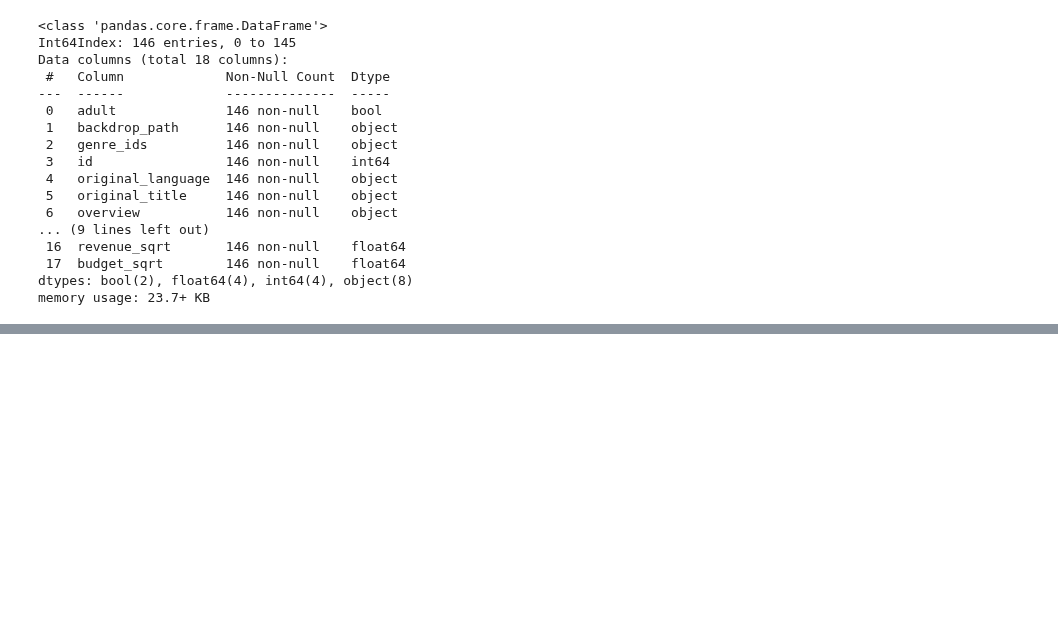
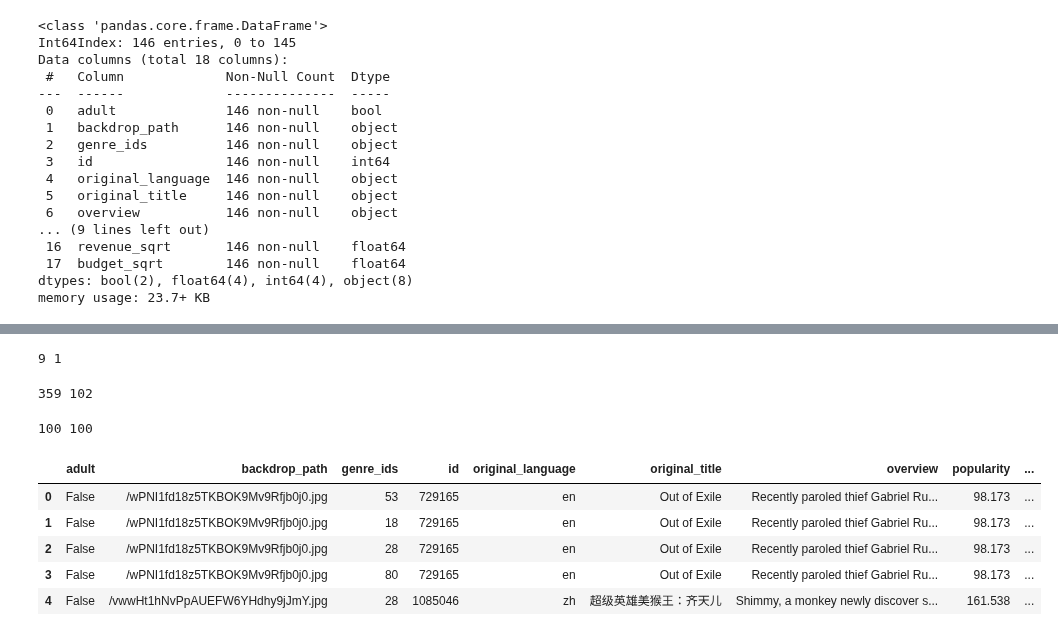
Before and after one commit to ReapersOne/AI, a Jupyter notebook: Semester 1/Movies/Movies.ipynb, the cells around one changed output, grey strips where cells are left out. Saved outputs shown, nothing was run; the diff lists cells and outputs as text; code cells hidden in the pictures; blank space fills up the shorter version.

```diff
--- a/Semester 1/Movies/Movies.ipynb
+++ b/Semester 1/Movies/Movies.ipynb
@@ -313,0 +312,62 @@ The Percentage of R² is:  5.627786619449038
+# %%
+# Popular
+action = []
+romance = []
+url = "https://api.themoviedb.org/3/movie/popular?language=en-US&page=1"
+
+headers = {
+    "accept": "application/json",
+    "Authorization": "Bearer eyJhbGciOiJIUzI1NiJ9.eyJhdWQiOiI4Nzk4M2ZiZTk3Njk4OGE5ZTIyMzMwZWJmMDMwYTFhZSIsIm5iZiI6MTcyNzk3MTk0OS45MTA1MjcsInN1YiI6IjYzNzQyNGMyNDZlNzVmMDA5MGE3YmRhYyIsInNjb3BlcyI6WyJhcGlfcmVhZCJdLCJ2ZXJzaW9uIjoxfQ.ZsTpMVaVlF8ioN3-WiYEatqWmnGQhCKlILQv4Xi6Eec"
+}
+response = requests.get(url, headers=headers)
+response = response.json()["results"]
+for i in range(len(response)):
+    genres = response[i]["genre_ids"]
+    if 28 in genres:
+        action.append(response[i])
+    if 10749 in genres:
+        romance.append(response[i])
+action = pd.DataFrame(action)
+romance = pd.DataFrame(romance)
+# %%
+print(len(action), len(romance))
+# %% [output]
+9 1
+# %%
+page = 2
+while len(action) < 100 or len(romance) < 100:
+    url = "https://api.themoviedb.org/3/movie/popular?language=en-US&page=" + str(page)
+
+    headers = {
+        "accept": "application/json",
+        "Authorization": "Bearer eyJhbGciOiJIUzI1NiJ9.eyJhdWQiOiI4Nzk4M2ZiZTk3Njk4OGE5ZTIyMzMwZWJmMDMwYTFhZSIsIm5iZiI6MTcyNzk3MTk0OS45MTA1MjcsInN1YiI6IjYzNzQyNGMyNDZlNzVmMDA5MGE3YmRhYyIsInNjb3BlcyI6WyJhcGlfcmVhZCJdLCJ2ZXJzaW9uIjoxfQ.ZsTpMVaVlF8ioN3-WiYEatqWmnGQhCKlILQv4Xi6Eec"
+    }
+    response = requests.get(url, headers=headers)
+    response = response.json()["results"]
+    page += 1
+    for i in range(len(response)):
+        genres = response[i]["genre_ids"]
+        temp = pd.DataFrame(response[i])
+        if 28 in genres:
+            action = pd.concat([temp, action], ignore_index=True)
+        if 10749 in genres:
+            romance = pd.concat([temp, romance], ignore_index=True)
+# %%
+print(len(action), len(romance))
+action = action[:100]
+romance = romance[:100]
+# %% [output]
+359 102
+# %%
+print(len(action), len(romance))
+# %% [output]
+100 100
+# %%
+action.head()
+# %% [output]
+|  | adult | backdrop_path | genre_ids | id | original_language | original_title | overview | popularity | ... |
+| 0 | False | /wPNI1fd18z5TKBOK9Mv9Rfjb0j0.jpg | 53 | 729165 | en | Out of Exile | Recently paroled thief Gabriel Ru... | 98.173 | ... |
+| 1 | False | /wPNI1fd18z5TKBOK9Mv9Rfjb0j0.jpg | 18 | 729165 | en | Out of Exile | Recently paroled thief Gabriel Ru... | 98.173 | ... |
+| 2 | False | /wPNI1fd18z5TKBOK9Mv9Rfjb0j0.jpg | 28 | 729165 | en | Out of Exile | Recently paroled thief Gabriel Ru... | 98.173 | ... |
+| 3 | False | /wPNI1fd18z5TKBOK9Mv9Rfjb0j0.jpg | 80 | 729165 | en | Out of Exile | Recently paroled thief Gabriel Ru... | 98.173 | ... |
+| 4 | False | /vwwHt1hNvPpAUEFW6YHdhy9jJmY.jpg | 28 | 1085046 | zh | 超级英雄美猴王：齐天儿 | Shimmy, a monkey newly discover s... | 161.538 | ... |
```
Also changed, not shown: parts of 12 cells of this notebook.
